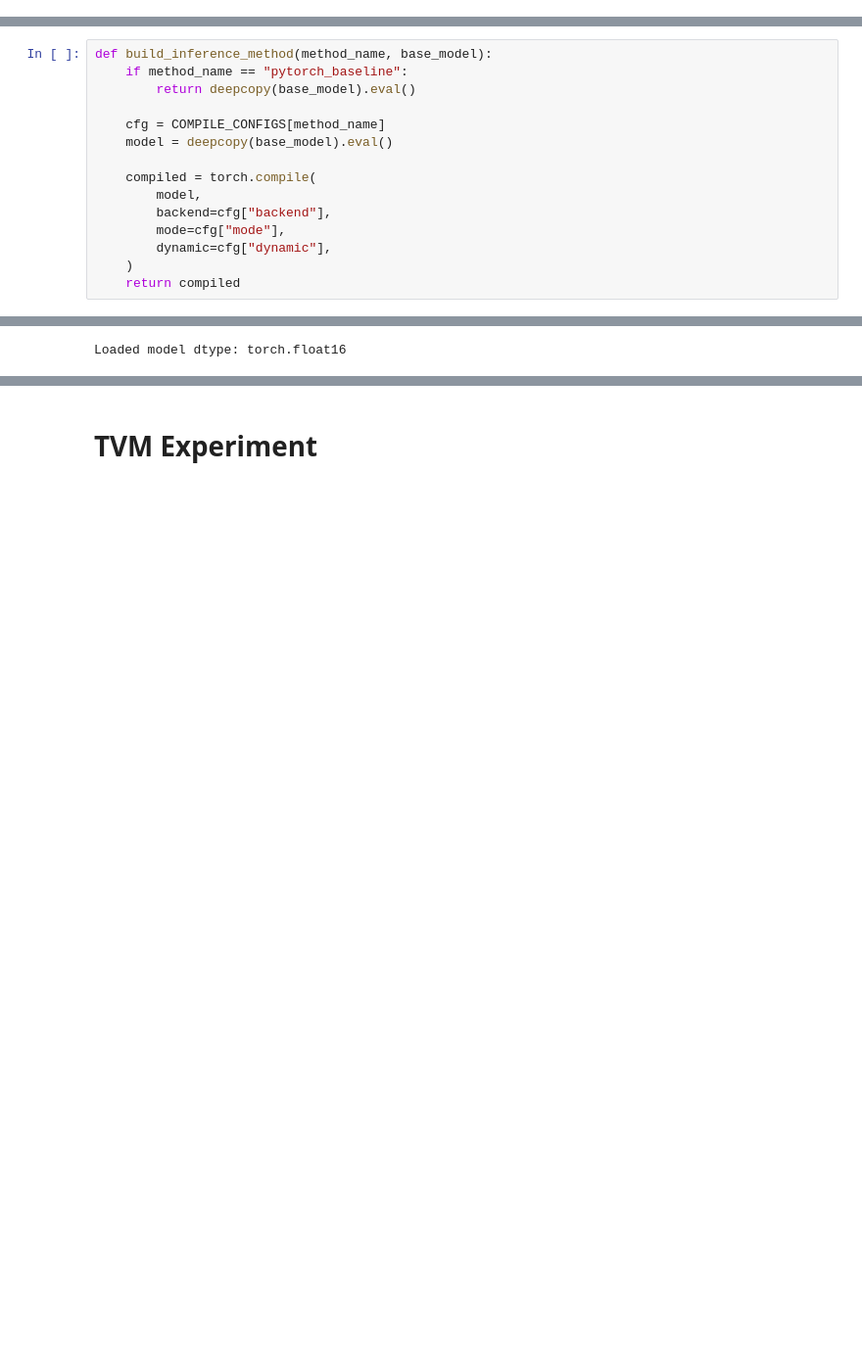
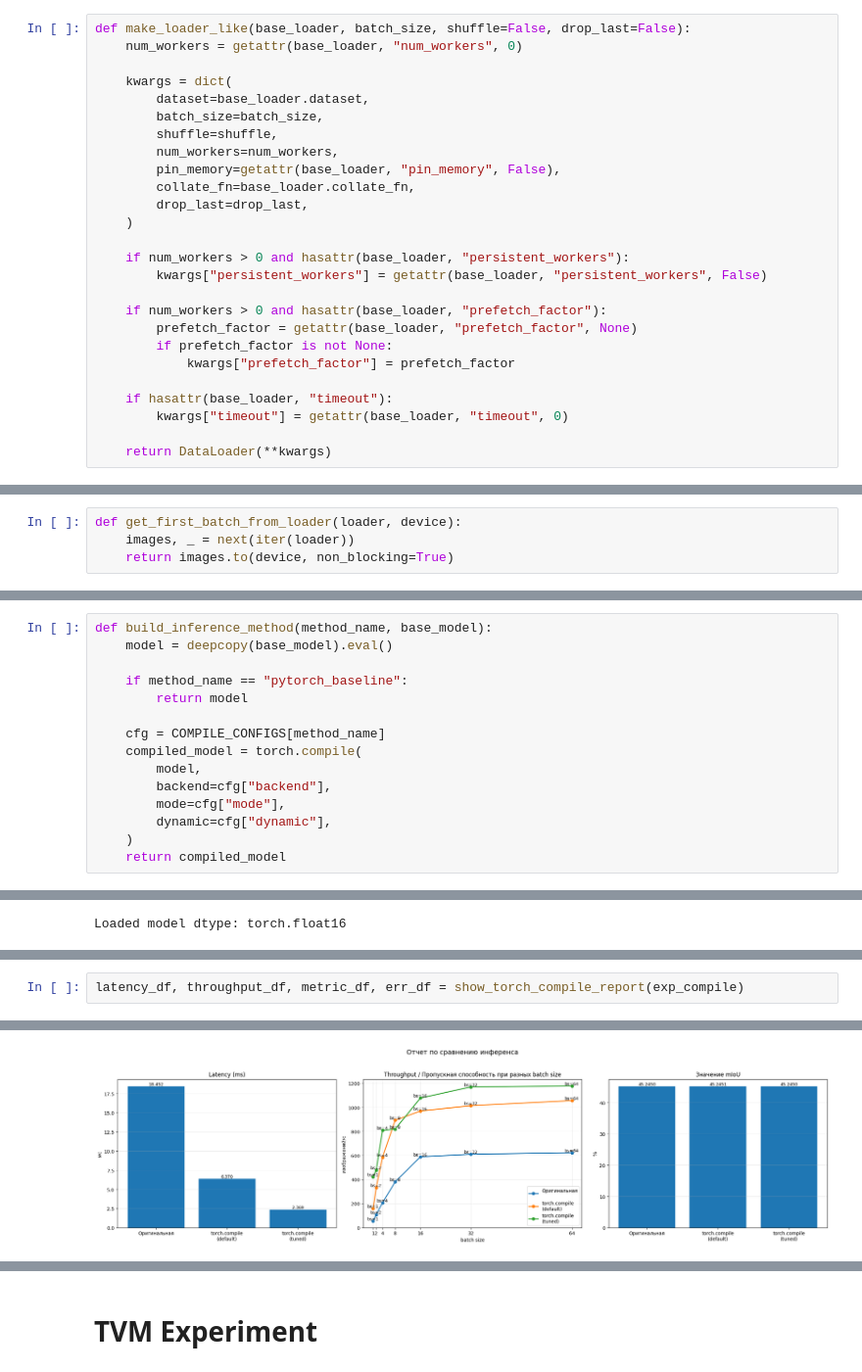
Before and after one commit to Tyumentseva/Unet-Inference-Acceleration-Project, a Jupyter notebook: train/torch_compile.ipynb, the cells around one changed output, grey strips where cells are left out. Shown at 98% size. Saved outputs shown, nothing was run; the diff lists cells and outputs as text; blank space fills up the shorter version.

Commit message:
torch.compile done

```diff
--- a/train/torch_compile.ipynb
+++ b/train/torch_compile.ipynb
@@ -508,6 +512,32 @@ def build_model_and_load_ckpt(path=MODEL_PATH, dtype=MODEL_DTYPE, device=DEVICE_
     return model
 # %% [markdown]
 ## Loader для torch.compile
+# %%
+def make_loader_like(base_loader, batch_size, shuffle=False, drop_last=False):
+    num_workers = getattr(base_loader, "num_workers", 0)
+
+    kwargs = dict(
+        dataset=base_loader.dataset,
+        batch_size=batch_size,
+        shuffle=shuffle,
+        num_workers=num_workers,
+        pin_memory=getattr(base_loader, "pin_memory", False),
+        collate_fn=base_loader.collate_fn,
+        drop_last=drop_last,
+    )
+
+    if num_workers > 0 and hasattr(base_loader, "persistent_workers"):
+        kwargs["persistent_workers"] = getattr(base_loader, "persistent_workers", False)
+
+    if num_workers > 0 and hasattr(base_loader, "prefetch_factor"):
+        prefetch_factor = getattr(base_loader, "prefetch_factor", None)
+        if prefetch_factor is not None:
+            kwargs["prefetch_factor"] = prefetch_factor
+
+    if hasattr(base_loader, "timeout"):
+        kwargs["timeout"] = getattr(base_loader, "timeout", 0)
+
+    return DataLoader(**kwargs)
 # %%
 def make_compile_eval_loader(base_loader):
     kwargs = dict(
@@ -535,6 +565,10 @@ def make_compile_eval_loader(base_loader):
     return DataLoader(**kwargs)
 # %% [markdown]
 ## bencmark функции
+# %%
+def get_first_batch_from_loader(loader, device):
+    images, _ = next(iter(loader))
+    return images.to(device, non_blocking=True)
 # %%
 def get_benchmark_input(loader, batch_size=1, device="cpu"):
     images, _ = next(iter(loader))
@@ -660,19 +762,19 @@ def per_class_iou_compile(
 ## Главная функция эксперимента
 # %%
 def build_inference_method(method_name, base_model):
+    model = deepcopy(base_model).eval()
+
     if method_name == "pytorch_baseline":
-        return deepcopy(base_model).eval()
+        return model
 
     cfg = COMPILE_CONFIGS[method_name]
-    model = deepcopy(base_model).eval()
-
-    compiled = torch.compile(
+    compiled_model = torch.compile(
         model,
         backend=cfg["backend"],
         mode=cfg["mode"],
         dynamic=cfg["dynamic"],
     )
-    return compiled
+    return compiled_model
 # %%
 def run_torch_compile_experiment(
     val_loader,
@@ -1027,0 +1264,3 @@ df_compile, err_compile = show_torch_compile_report(exp_compile)
+# %%
+latency_df, throughput_df, metric_df, err_df = show_torch_compile_report(exp_compile)
+# %% [output]
@@ -1027,0 +1282 @@ df_compile, err_compile = show_torch_compile_report(exp_compile)
+[figure, added]
```
Also changed, not shown: parts of 60 cells of this notebook, 1 other file.
